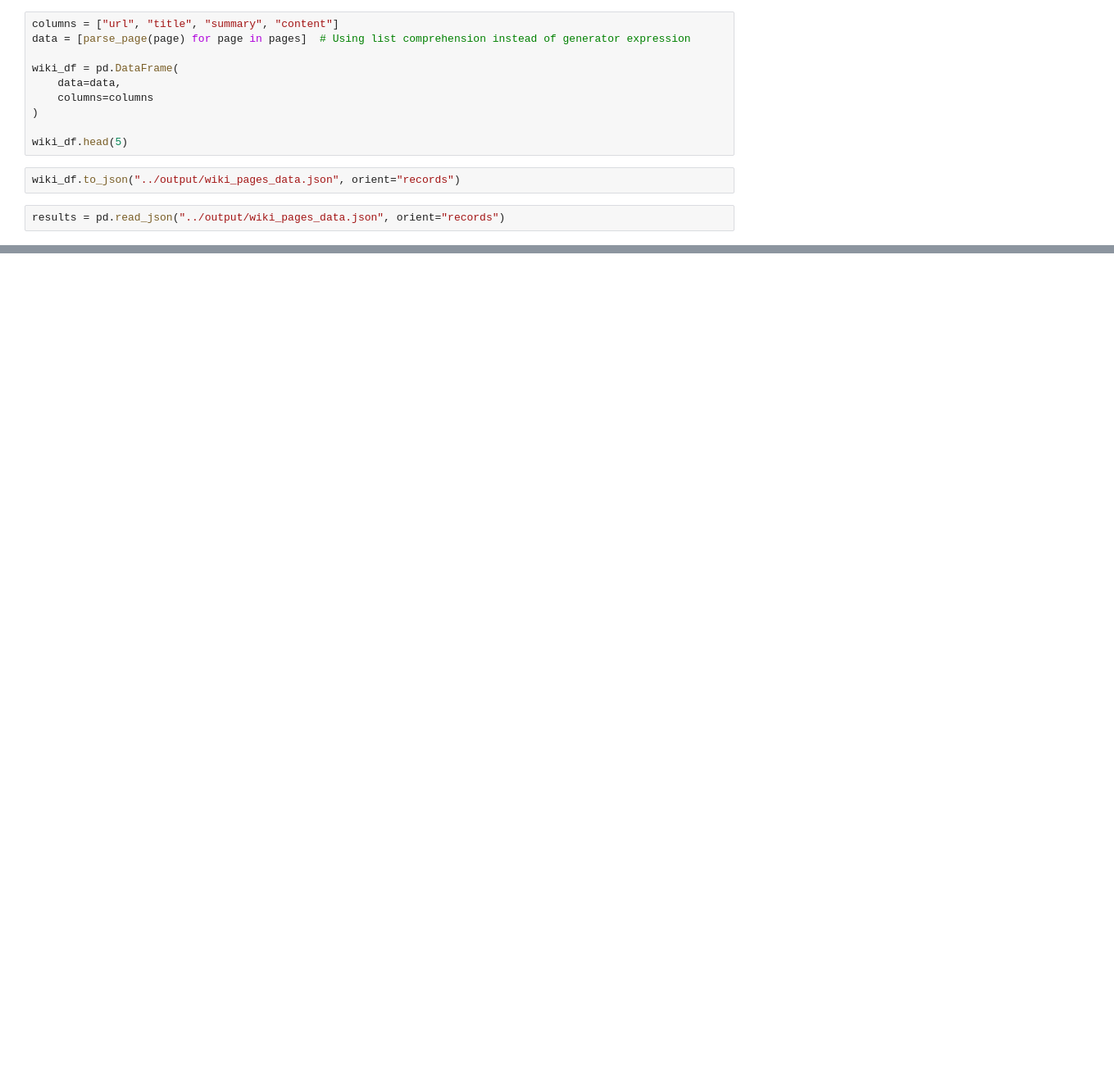
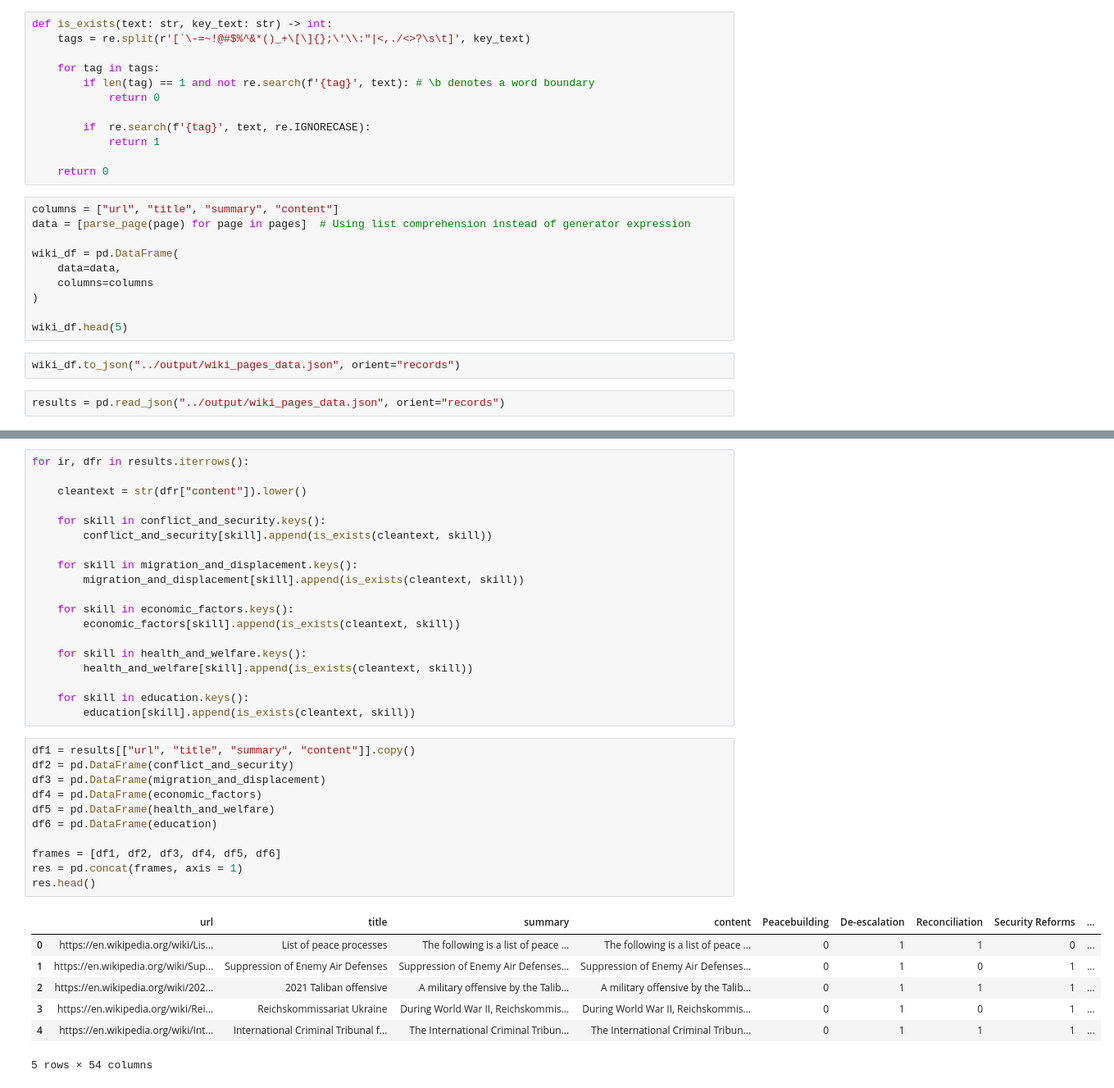
Before and after one commit to perepecha/auk-course-project-g6, a Jupyter notebook: src/wiki_search.ipynb, the cells around one changed output, grey strips where cells are left out. Shown: that part at 82% size. Cells and saved outputs as stored; diff of their text form; blank space fills up the shorter version.

```diff
--- a/src/wiki_search.ipynb
+++ b/src/wiki_search.ipynb
@@ -74,6 +85,18 @@ def parse_page(page: str):
         return content.url, content.title, content.summary, content.content
     except:
         return (None, None, None, None)
+# %%
+def is_exists(text: str, key_text: str) -> int:
+    tags = re.split(r'[`\-=~!@#$%^&*()_+\[\]{};\'\\:"|<,./<>?\s\t]', key_text)
+
+    for tag in tags:
+        if len(tag) == 1 and not re.search(f'{tag}', text): # \b denotes a word boundary
+            return 0
+
+        if  re.search(f'{tag}', text, re.IGNORECASE):
+            return 1
+
+    return 0
 # %%
 columns = ["url", "title", "summary", "content"]
 data = [parse_page(page) for page in pages]  # Using list comprehension instead of generator expression
@@ -155,3 +178,41 @@ education = {
 }
 
 # You can continue creating dictionaries for each remaining category following the above structure.
+# %%
+for ir, dfr in results.iterrows():
+
+    cleantext = str(dfr["content"]).lower()
+
+    for skill in conflict_and_security.keys():
+        conflict_and_security[skill].append(is_exists(cleantext, skill))
+
+    for skill in migration_and_displacement.keys():
+        migration_and_displacement[skill].append(is_exists(cleantext, skill))
+
+    for skill in economic_factors.keys():
+        economic_factors[skill].append(is_exists(cleantext, skill))
+
+    for skill in health_and_welfare.keys():
+        health_and_welfare[skill].append(is_exists(cleantext, skill))
+
+    for skill in education.keys():
+        education[skill].append(is_exists(cleantext, skill))
+# %%
+df1 = results[["url", "title", "summary", "content"]].copy()
+df2 = pd.DataFrame(conflict_and_security)
+df3 = pd.DataFrame(migration_and_displacement)
+df4 = pd.DataFrame(economic_factors)
+df5 = pd.DataFrame(health_and_welfare)
+df6 = pd.DataFrame(education)
+
+frames = [df1, df2, df3, df4, df5, df6]
+res = pd.concat(frames, axis = 1)
+res.head()
+# %% [output]
+|  | url | title | summary | content | Peacebuilding | De-escalation | Reconciliation | Security Reforms | ... |
+| 0 | https://en.wikipedia.org/wiki/Lis... | List of peace processes | The following is a list of peace ... | The following is a list of peace ... | 0 | 1 | 1 | 0 | ... |
+| 1 | https://en.wikipedia.org/wiki/Sup... | Suppression of Enemy Air Defenses | Suppression of Enemy Air Defenses... | Suppression of Enemy Air Defenses... | 0 | 1 | 0 | 1 | ... |
+| 2 | https://en.wikipedia.org/wiki/202... | 2021 Taliban offensive | A military offensive by the Talib... | A military offensive by the Talib... | 0 | 1 | 1 | 1 | ... |
+| 3 | https://en.wikipedia.org/wiki/Rei... | Reichskommissariat Ukraine | During World War II, Reichskommis... | During World War II, Reichskommis... | 0 | 1 | 0 | 1 | ... |
+| 4 | https://en.wikipedia.org/wiki/Int... | International Criminal Tribunal f... | The International Criminal Tribun... | The International Criminal Tribun... | 0 | 1 | 1 | 1 | ... |
+5 rows × 54 columns
```
Also changed, not shown: parts of 10 cells of this notebook.
